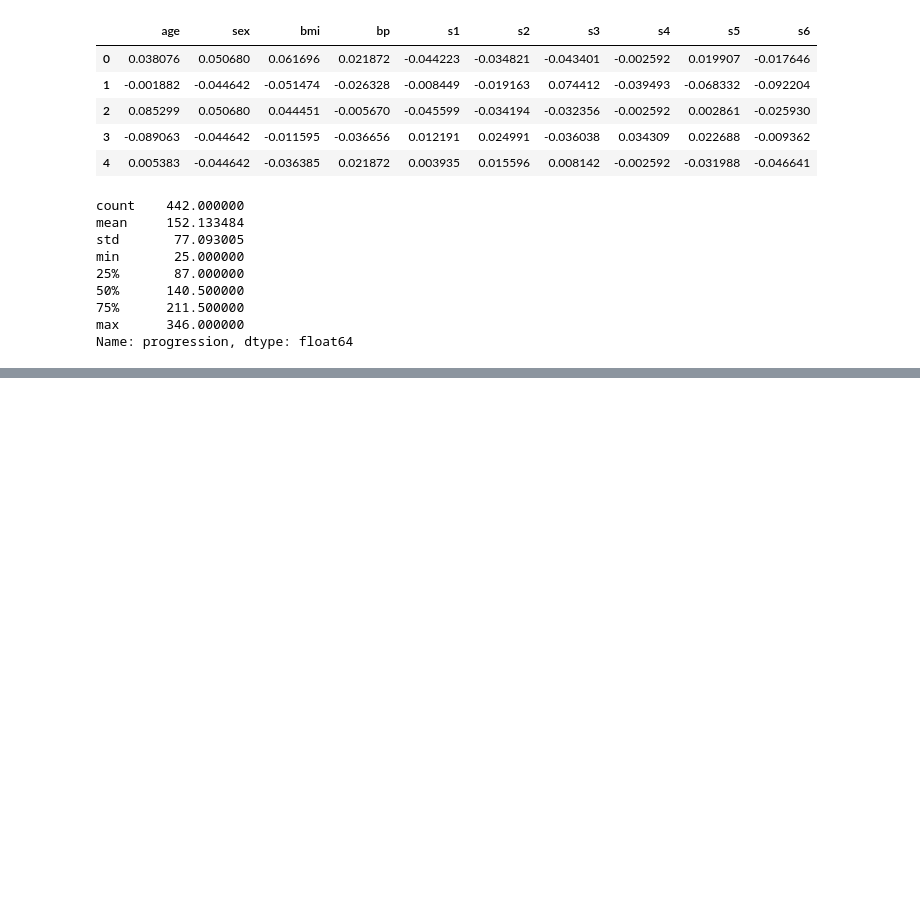
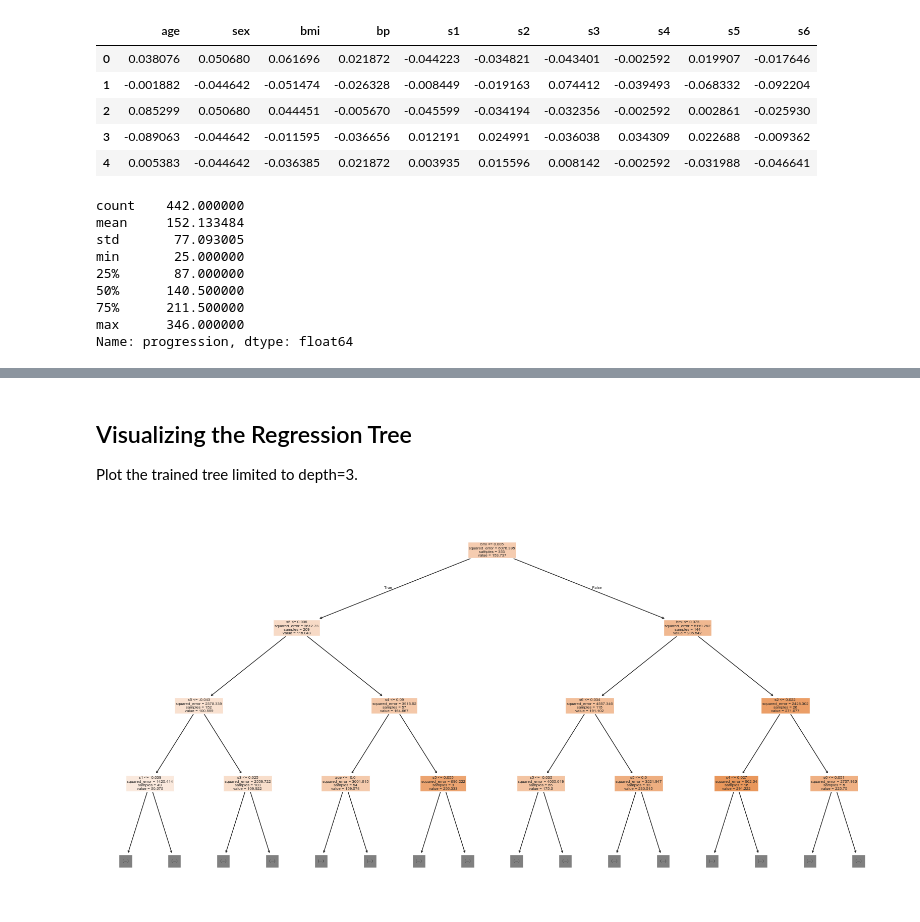
Before and after one commit to t0dd26/CMOR438-Spring-2025, a Jupyter notebook: Supervised ML/Regression/DecisionTreeRegression.ipynb, the cells around one changed output, grey strips where cells are left out. Saved outputs shown, nothing was run; the diff lists cells and outputs as text; code cells hidden in the pictures; blank space fills up the shorter version.

```diff
--- a/Supervised ML/Regression/DecisionTreeRegression.ipynb
+++ b/Supervised ML/Regression/DecisionTreeRegression.ipynb
@@ -50,0 +87,9 @@ Name: progression, dtype: float64
+# %% [markdown]
+## Visualizing the Regression Tree
+Plot the trained tree limited to depth=3.
+# %%
+plt.figure(figsize=(20,10))
+plot_tree(reg, max_depth=3, feature_names=data.feature_names, filled=True)
+plt.show()
+# %% [output]
+[figure, added]
```
Also changed, not shown: parts of 8 cells of this notebook.
